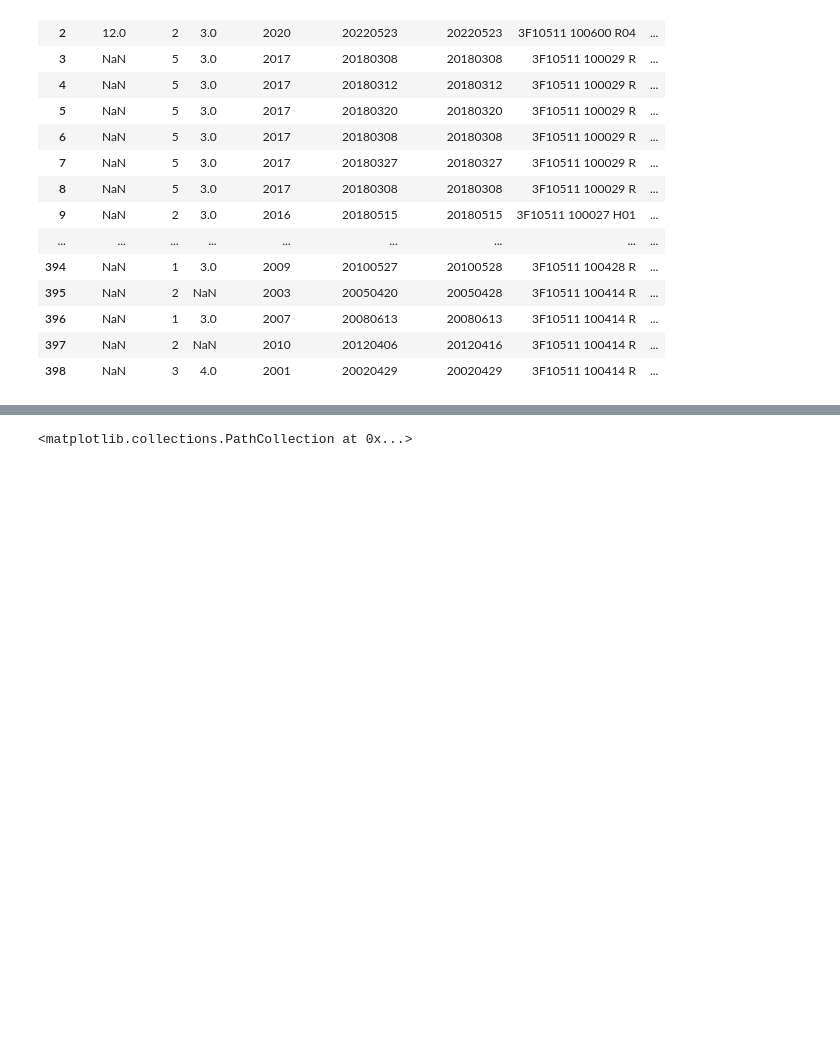
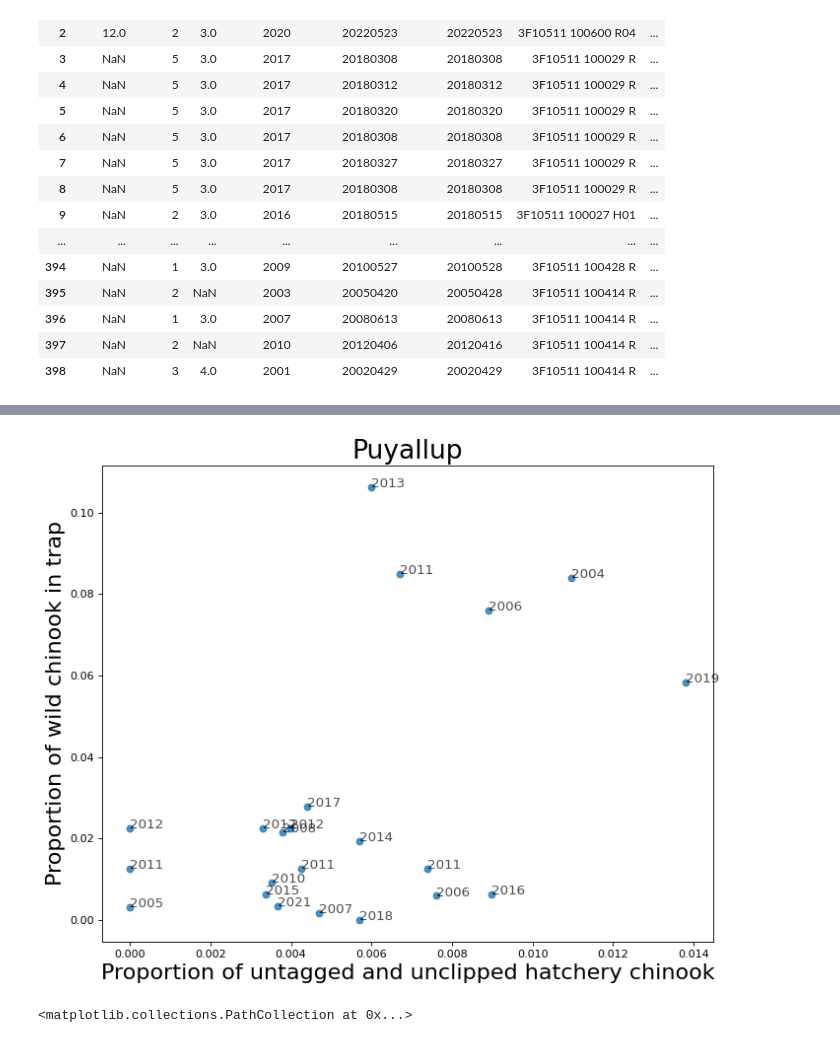
Before and after one commit to maria-kuruvilla/pied_piper, a Jupyter notebook: puyallup_rmis.ipynb, the cells around one changed output, grey strips where cells are left out. Drawn from its saved outputs; the diff is of its cells as text; code cells hidden in the pictures; blank space fills up the shorter version.

```diff
--- a/puyallup_rmis.ipynb
+++ b/puyallup_rmis.ipynb
@@ -91,0 +165,24 @@ df_merged = df_puyallup.merge(subset_subset_df, left_on = 'Date', right_on = 'fi
+# %%
+#find max hatchery between release and 50 days later
+chinook0_hatchery_list = []
+chinook0_wild_list = []
+chinook0_prop_wild_list = []
+fig = plt.figure(figsize=(15,10))
+for i in chinook0_list.index:
+    print(i)
+    if len(df_merged['chinook0_hatchery_perhour']) < i+50:
+        length_dataframe =  len(df_merged['chinook0_hatchery_perhour'])
+    else:
+        length_dataframe = i+50
+    print(length_dataframe)
+    if np.isnan(np.max(df_merged['chinook0_hatchery_perhour'][i:length_dataframe])):
+        continue
+    else:
+        index = df_merged['chinook0_hatchery_perhour'][df_merged['chinook0_hatchery_perhour']==
+                                                np.max(df_merged['chinook0_hatchery_perhour'][i:length_dataframe])].index[0]
+
+
+    chinook0_hatchery_list.append(df_merged['chinook0_hatchery_perhour'][index])
+    chinook0_wild_list.append(df_merged['chinook0_wild_perhour'][index])
+    chinook0_prop_wild_list.append(df_merged['chinook0_wild_perhour'][index]/(
+        df_merged['chinook0_hatchery_perhour'][index]+df_merged['chinook0_wild_perhour'][index]))
@@ -92,3 +208,21 @@ df_merged = df_puyallup.merge(subset_subset_df, left_on = 'Date', right_on = 'fi
+# %%
+plt.figure(figsize=(10, 8), dpi=80)
+plt.scatter(df_merged['prop_unmarked'][chinook0_list.index], chinook0_prop_wild_list, alpha = 0.8)
+plt.xlabel('Proportion of untagged and unclipped hatchery chinook', fontsize =20)
+plt.ylabel('Proportion of wild chinook in trap', fontsize = 20)
+plt.title('Puyallup', fontsize = 24)
+for i in range(len(chinook0_list.index)):
+    if np.isnan(df_merged['year'][chinook0_list.index[i]]):
+        print("is nan")
+        year = df_merged['Date'].dt.year[chinook0_list.index[i]]
+    else:
+        year = df_merged['year'][chinook0_list.index[i]]
+#     print(year)
+    plt.annotate(int(year),(
+    df_merged['prop_unmarked'][chinook0_list.index[i]], chinook0_prop_wild_list[i]), fontsize = 12, alpha = 0.7)
+plt.savefig(output_string + 'proportion_unmarked_fish.jpeg')
+# %% [output]
+[figure, added]
 # %%
 df_merged['chinook0_wild_prop'] = df_merged['chinook0_wild_num']/(
     df_merged['chinook0_hatchery_num']+df_merged['chinook0_wild_num'])
```
Also changed, not shown: parts of 12 cells of this notebook, 4 other files.
